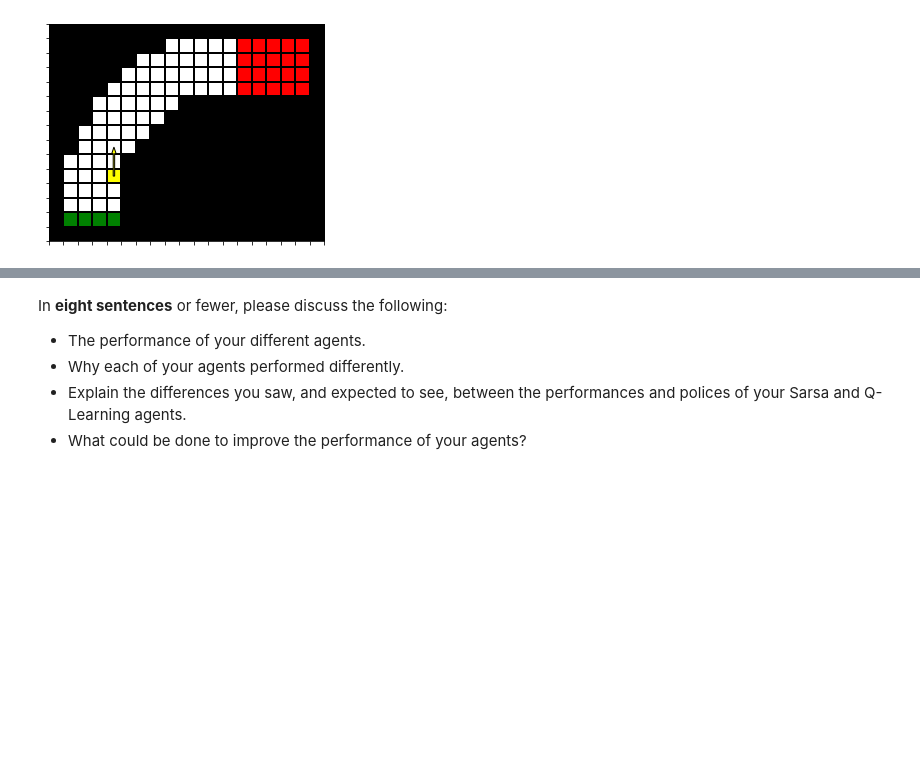
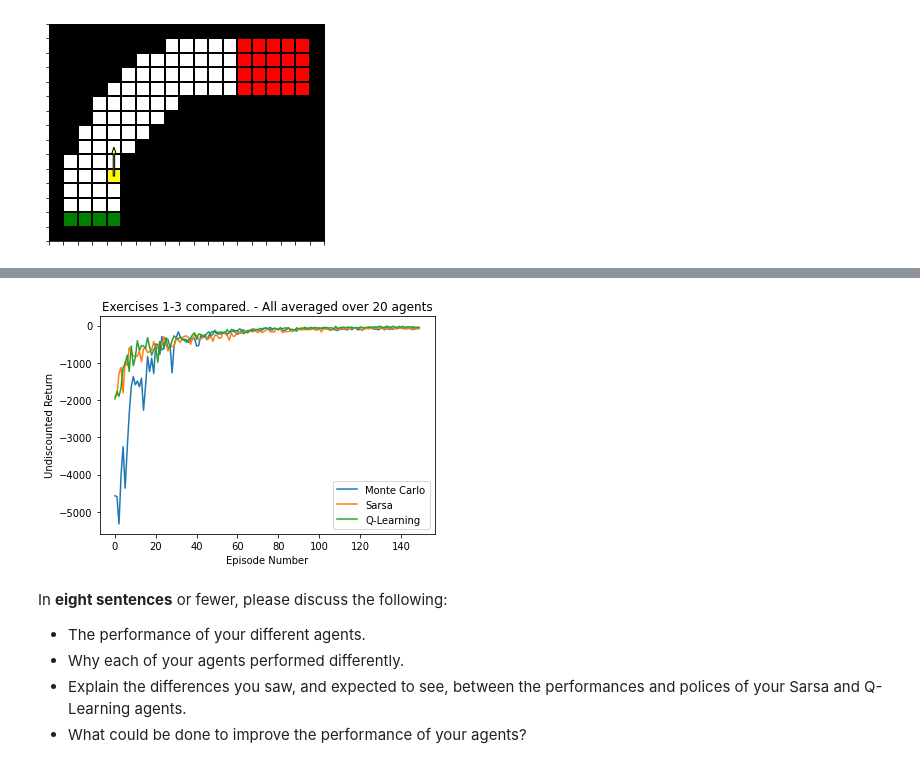
Before and after one commit to zacholade/reinforcement-learning-demo, a Jupyter notebook: rl_cw_2_racetrack.ipynb, the cells around one changed output, grey strips where cells are left out. Drawn from its saved outputs; the diff is of its cells as text; code cells hidden in the pictures; blank space fills up the shorter version.

```diff
--- a/rl_cw_2_racetrack.ipynb
+++ b/rl_cw_2_racetrack.ipynb
@@ -270,3 +525,19 @@ To improve the visual clarity of your graphs, you may wish to apply some kind of
+# %%
+# Please write your code for Exercise 4 in this cell or in as many cells as you want ABOVE this cell.
+# You should plot your combined graph here, clearly showing each of the average learning curves of your three agents.
+# Do NOT delete this cell.
+
+import matplotlib.pyplot as plt
+plt.plot(ex1_results, label="Monte Carlo")
+plt.plot(ex2_results, label="Sarsa")
+plt.plot(ex3_results, label="Q-Learning")
+plt.title(f"Exercises 1-3 compared. - All averaged over {num_agents} agents")
+plt.xlabel("Episode Number")
+plt.ylabel("Undiscounted Return")
+plt.legend(loc=4)
+plt.show()
+# %% [output]
+[figure, added]
 # %% [markdown]
 In **eight sentences** or fewer, please discuss the following:
 - The performance of your different agents.
```
Also changed, not shown: parts of 15 cells of this notebook, 4 other files.
